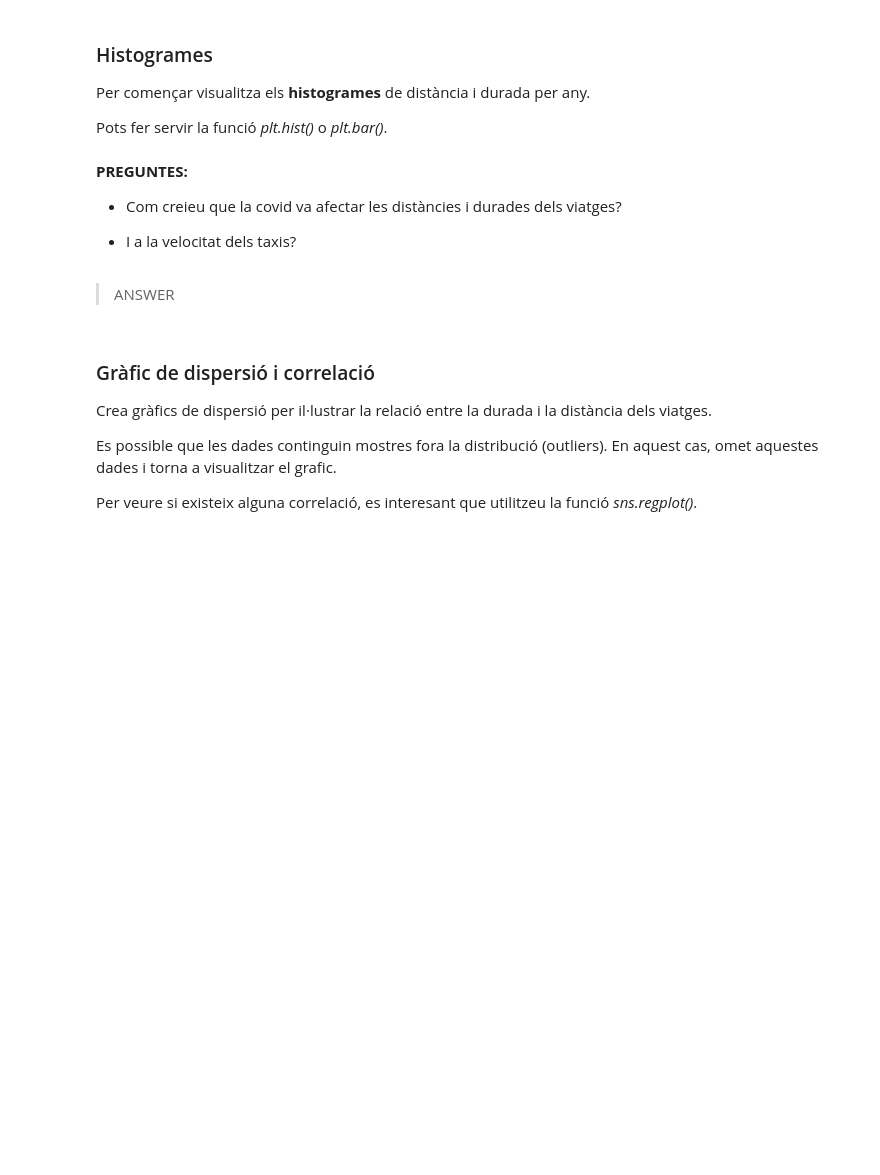
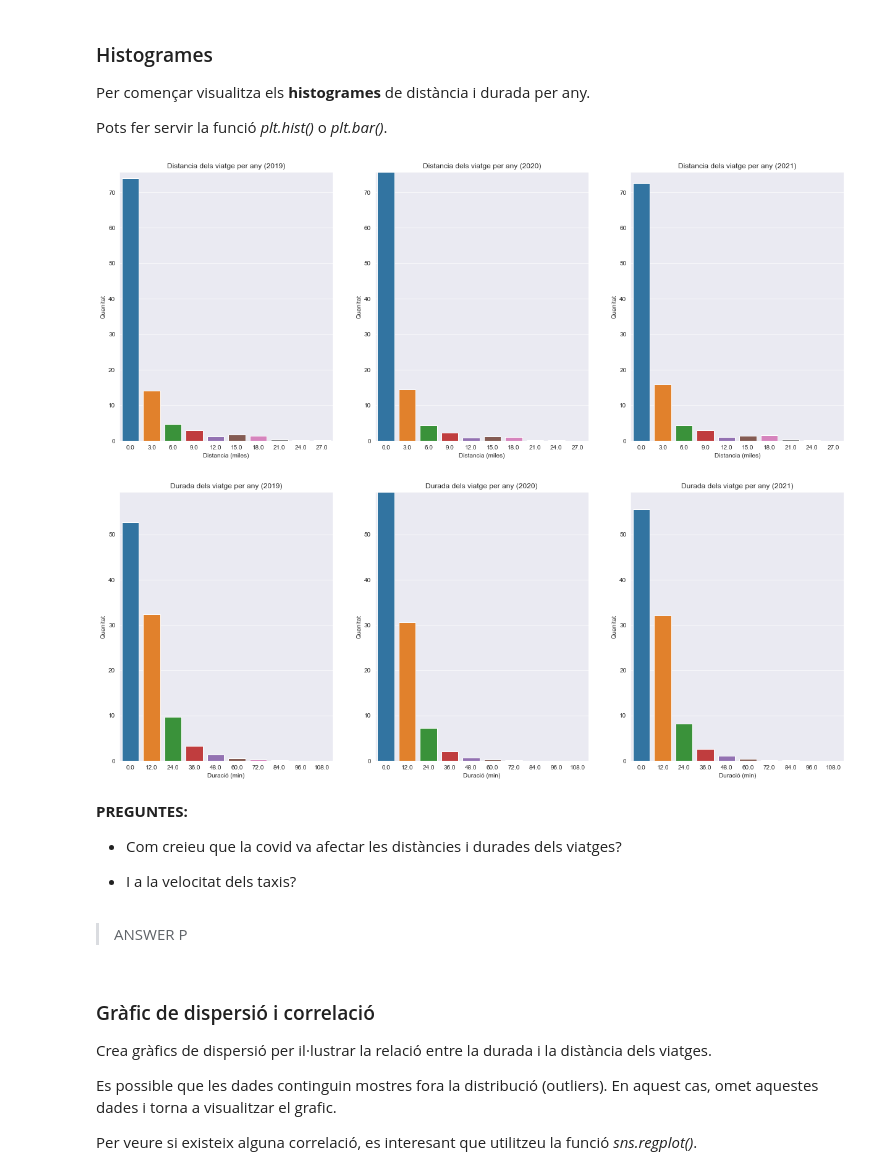
Before and after one commit to mates-info/tnui, a Jupyter notebook: TNUI_P1/AssignmentCode.ipynb, the cells around one changed output. Saved outputs shown, nothing was run; the diff lists cells and outputs as text; code cells hidden in the pictures; blank space fills up the shorter version.

```diff
--- a/TNUI_P1/AssignmentCode.ipynb
+++ b/TNUI_P1/AssignmentCode.ipynb
@@ -245,6 +250,9 @@ def post_processing(data):
     data['pickup_week'] = data['tpep_pickup_datetime'].dt.week
     data['pickup_month'] = data['tpep_pickup_datetime'].dt.month
 
+    # Duració del viatge en minuts
+    data['trip_duration'] = (data['tpep_dropoff_datetime'] - data['tpep_pickup_datetime']).dt.total_seconds() / 60
+
     return data
 # %% [markdown]
 Crea un nou dataset que contingui tota la informació dels anys: 2019, 2020, 2021.
@@ -474,3 +468,48 @@ visualize_histograms(df, 'trip_duration', title = 'Durada dels viatge per any',
+# %%
+def visualize_histograms(df, column, title, xlabel, ylabel, xlim):
+    """
+    Funció que crea un histograma a partir de la informació que conté la columna del dataframe
+    """
+
+    # AQUÍ EL TEU CODI
+
+    fig, axs = plt.subplots(ncols=3, figsize=(21, 8))
+
+    # Perquè el gràfic es vegi correctament farem 20 bins
+    nbins = 10
+    ylim = 0
+
+    for i, year in enumerate(YEARS):
+
+        bin_width = xlim[1] / nbins
+        data = (df.loc[(df['year']==year) & (df[column] < xlim[1]), column] // bin_width * bin_width).value_counts()
+
+        data = 100 * data / data.sum()
+
+        sns.barplot(x=data.index, y=data, ax=axs[i])
+
+        # Afegim els títols i etiquetes al gràfic
+        axs[i].title.set_text(title + f' ({year})')
+        axs[i].set(xlabel=xlabel)
+        axs[i].set(ylabel=ylabel)
+
+        ylim = max(ylim, data.max())
+
+    for ax in axs:
+        ax.set(ylim=(0, ylim))
+# %%
+# Vam decidir tallar els viatges més grans que 30 milles, per tant tallarem el gràfic a 30 milles
+# La columna trip_distance era originalment en milles i preferim no canviar-la
+visualize_histograms(df, 'trip_distance', title = 'Distancia dels viatge per any',
+                     xlabel = 'Distancia (miles)', ylabel = 'Quanitat', xlim = (-5, 30))
+
+# I tallarem les hores 2 hores, ja que tallant en 10 hores el gràfic pràcticament no mostra res útil
+# (gairebé tots els viatges tenen menys de 1 hora de durada)
+visualize_histograms(df, 'trip_duration', title = 'Durada dels viatge per any',
+                     xlabel = 'Duració (min)', ylabel = 'Quanitat', xlim = (-1, 120))
+# %% [output]
+[figure, added]
+[figure, added]
 # %% [markdown]
 **PREGUNTES:**
 
@@ -479,6 +518,7 @@ visualize_histograms(df, 'trip_duration', title = 'Durada dels viatge per any',
 * I a la velocitat dels taxis?
 # %% [markdown]
 > ANSWER
+P
 # %% [markdown]
 ### Gràfic de dispersió i correlació
 
```
Also changed, not shown: parts of 8 cells of this notebook.
